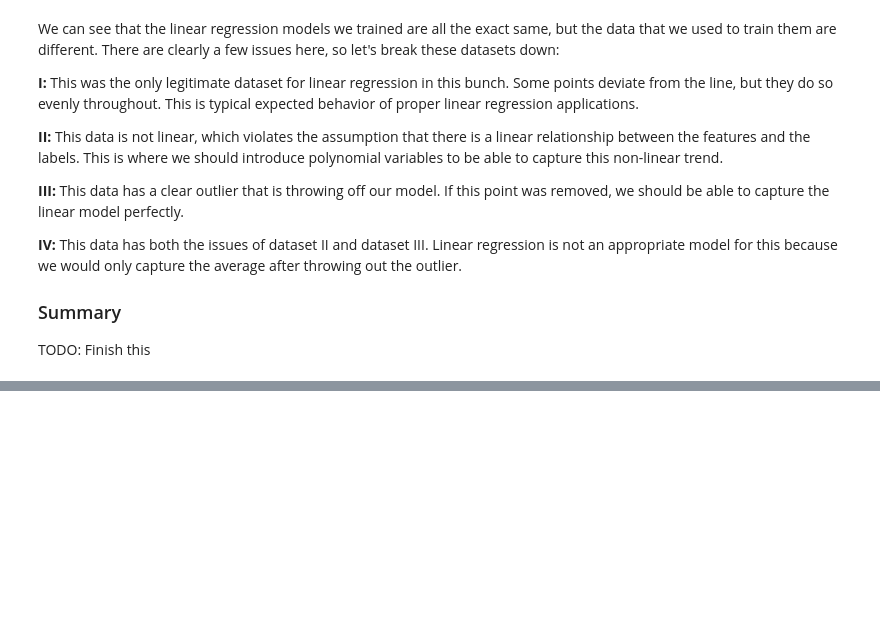
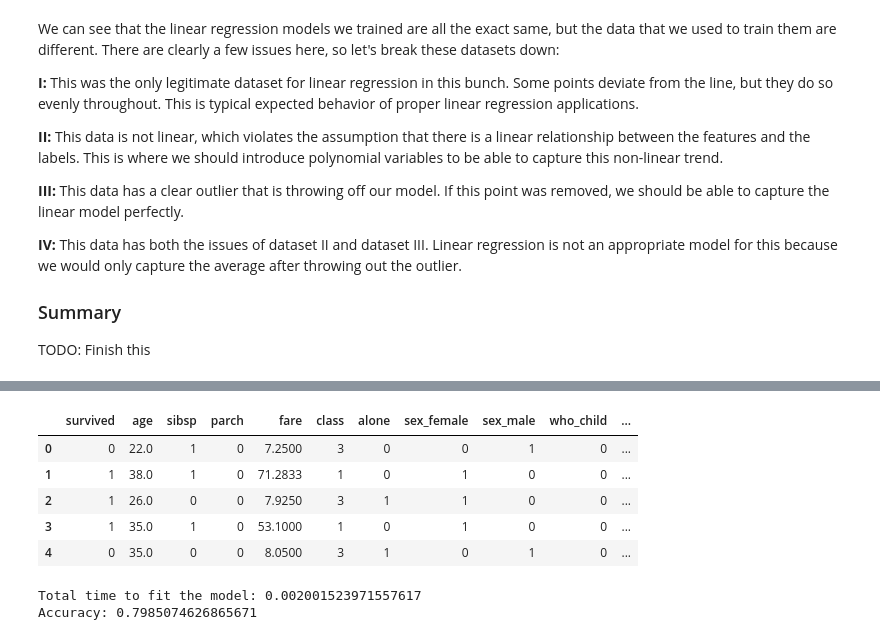
Before and after one commit to JeffMacaluso/Talks, a Jupyter notebook: TheMostImportantModels/TheMostImportantModels.ipynb, the cells around one changed output, grey strips where cells are left out. Saved outputs shown, nothing was run; the diff lists cells and outputs as text; code cells hidden in the pictures; blank space fills up the shorter version.

```diff
--- a/TheMostImportantModels/TheMostImportantModels.ipynb
+++ b/TheMostImportantModels/TheMostImportantModels.ipynb
@@ -293,3 +291,18 @@ TODO: Talk about -
 - Con: Prone to overfitting
 
 <img src="https://clearpredictions.com/Images/tree-infographic.png" width="1200">
+# %%
+# Loading the dataset
+df = sns.load_dataset('titanic')
+print(df.shape)
+
+# Removing redundant columns
+df.drop(['embarked', 'alive', 'pclass', 'adult_male'], axis=1, inplace=True)
+
+# Handling missing values
+df.drop('deck', axis=1, inplace=True)  # Dropping since most observations are missing
+df.fillna(df.mean(), axis=0, inplace=True)  # All numerical columns
+df['embark_town'].fillna(df['embark_town'].mode()[0], inplace=True)  # Categorical column with text
+
+# Previewing the data frame
+df.head()
@@ -295,0 +317,55 @@ TODO: Talk about -
+# %%
+# Handling categorical variables by one-hot encoding them
+# This means making each category its own column with a binary flag
+df = pd.get_dummies(df, columns=['sex', 'who', 'embark_town'], drop_first=False)
+
+# Converting the class, an ordinal variable, into numbers. TODO: Consider reversing the order
+class_mapper = {'Third': 3, 'Second': 2, 'First': 1}
+df['class'].replace(class_mapper, inplace=True)
+
+# Converting the last categorical column into a binary integer for consistency
+df['alone'] = df['alone'].astype(int)
+
+df.head()
+# %% [output]
+|  | survived | age | sibsp | parch | fare | class | alone | sex_female | sex_male | who_child | ... |
+| 0 | 0 | 22.0 | 1 | 0 | 7.2500 | 3 | 0 | 0 | 1 | 0 | ... |
+| 1 | 1 | 38.0 | 1 | 0 | 71.2833 | 1 | 0 | 1 | 0 | 0 | ... |
+| 2 | 1 | 26.0 | 0 | 0 | 7.9250 | 3 | 1 | 1 | 0 | 0 | ... |
+| 3 | 1 | 35.0 | 1 | 0 | 53.1000 | 1 | 0 | 1 | 0 | 0 | ... |
+| 4 | 0 | 35.0 | 0 | 0 | 8.0500 | 3 | 1 | 0 | 1 | 0 | ... |
+# %%
+from sklearn.tree import DecisionTreeClassifier
+
+# Assigning the features and labels to variables before splitting them
+features = df.drop('survived', axis=1)
+label = df['survived']
+
+# Splitting the observations into a training and a testing set for the holdout method
+# Note: k-folds cross validation should be used for a dataset this small in order
+#       to obtain a more realistic accuracy. This won't be used for simplicity
+#       in this example.
+from sklearn.model_selection import train_test_split
+X_train, X_test, y_train, y_test = train_test_split(features, label,
+                                                    test_size=0.30, random_state=46)
+
+# Instantiating the model
+decision_tree_model = DecisionTreeClassifier()
+
+# Fitting the model and timing how long it takes
+start_time = time.time()
+decision_tree_model.fit(X_train, y_train)
+end_time = time.time()
+
+# Calculating the accuracy of our model
+# Using model.score() since this will product the accuracy by default
+accuracy = decision_tree_model.score(X_test, y_test)
+
+# Reporting how long it takes to fit the model
+print('Total time to fit the model:', end_time - start_time)
+
+# Reporting the accuracy
+print('Accuracy:', accuracy)
+# %% [output]
+Total time to fit the model: 0.002001523971557617
+Accuracy: 0.7985074626865671
```
Also changed, not shown: parts of 17 cells of this notebook.
